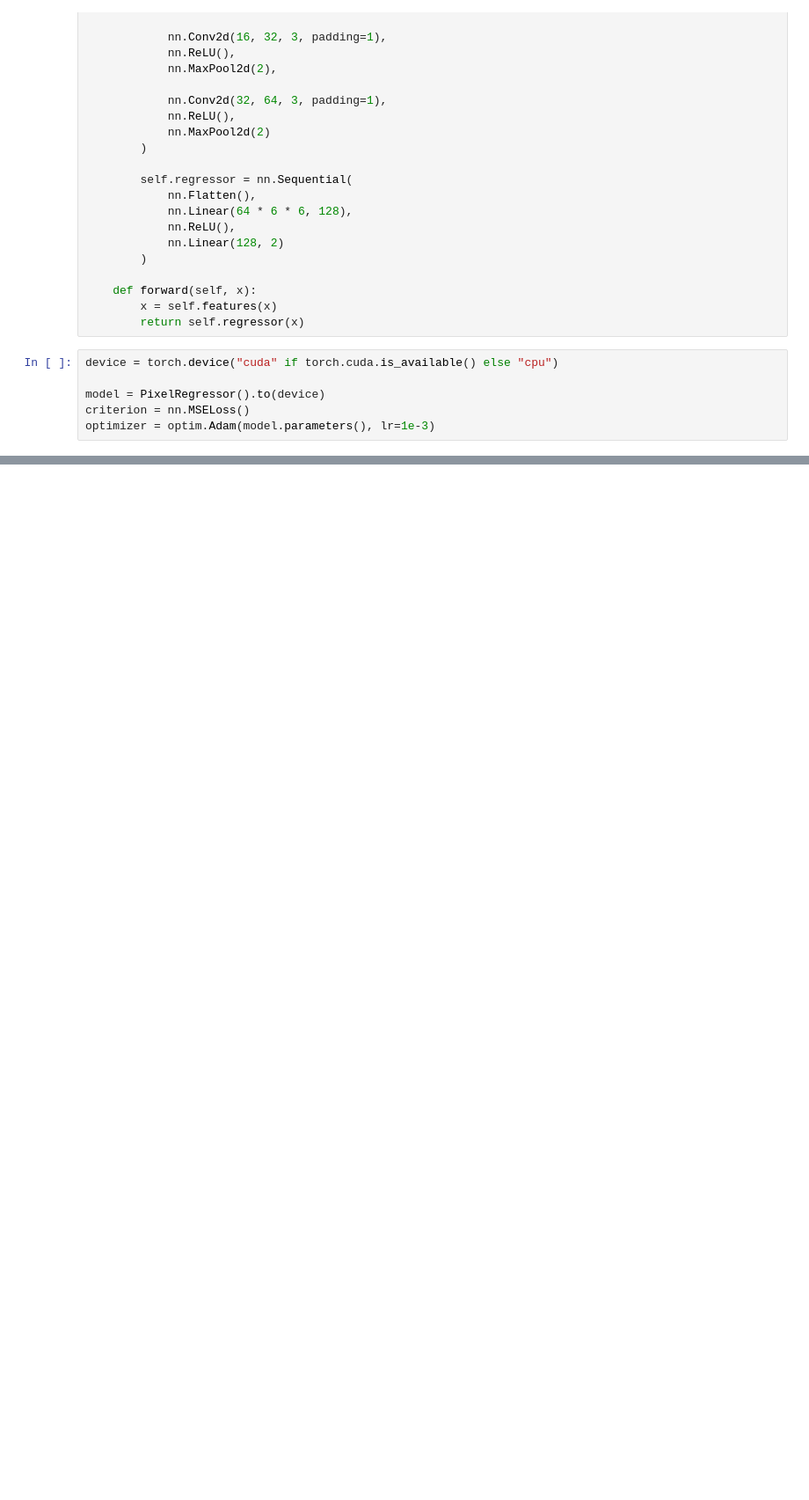
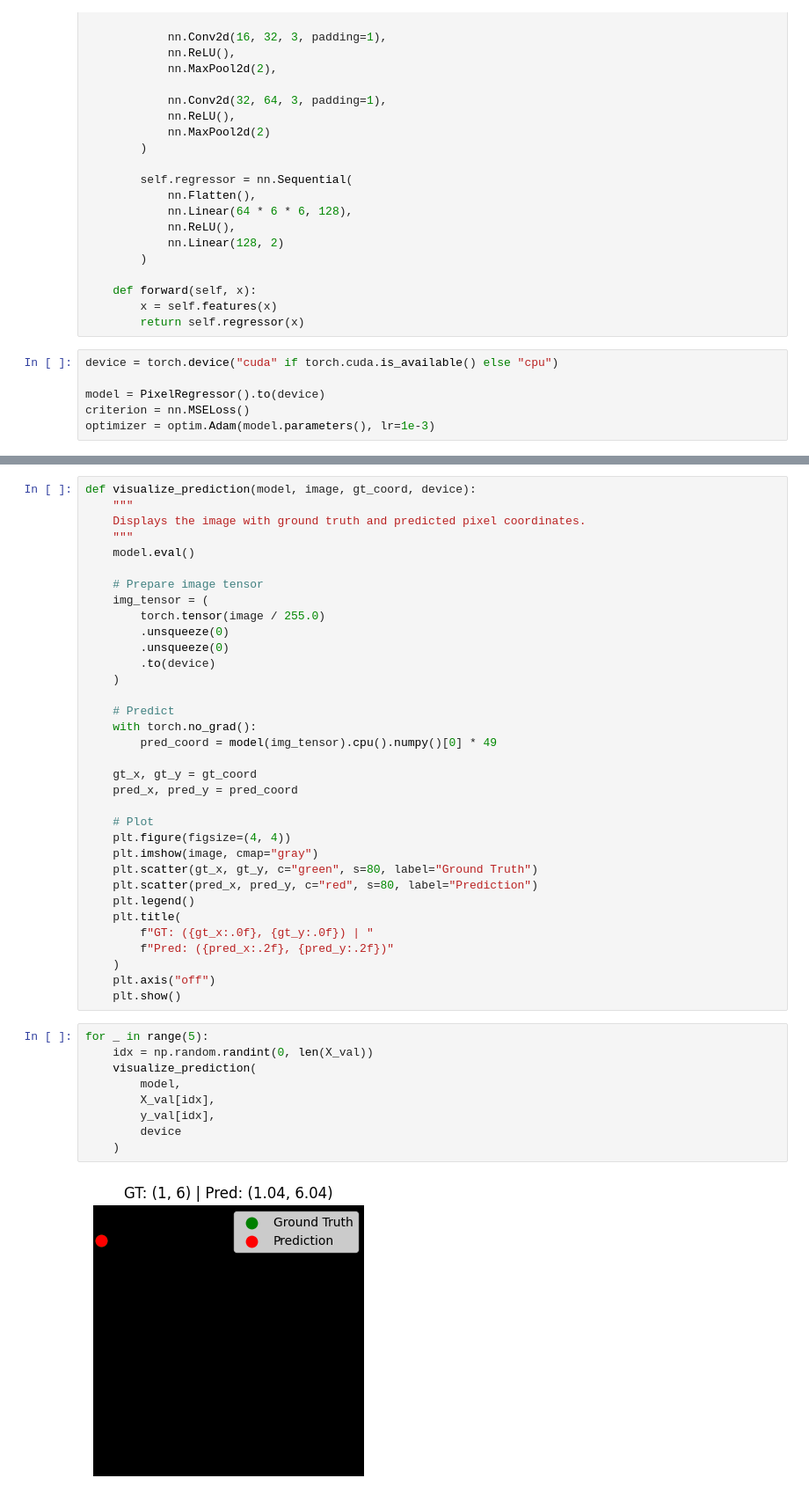
Before and after one commit to MARUTHI-PRASANNA-456/pixel-coordinate-regression, a Jupyter notebook: pixel_regression.ipynb, the cells around one changed output, grey strips where cells are left out. Shown at 88% size. Drawn from its saved outputs; the diff is of its cells as text; blank space fills up the shorter version.

Commit message:
updated the pixel regression notebook

```diff
--- a/pixel_regression.ipynb
+++ b/pixel_regression.ipynb
@@ -257,0 +260,45 @@ Mean Euclidean Distance Error: 0.2925 pixels
+# %%
+def visualize_prediction(model, image, gt_coord, device):
+    """
+    Displays the image with ground truth and predicted pixel coordinates.
+    """
+    model.eval()
+
+    # Prepare image tensor
+    img_tensor = (
+        torch.tensor(image / 255.0)
+        .unsqueeze(0)
+        .unsqueeze(0)
+        .to(device)
+    )
+
+    # Predict
+    with torch.no_grad():
+        pred_coord = model(img_tensor).cpu().numpy()[0] * 49
+
+    gt_x, gt_y = gt_coord
+    pred_x, pred_y = pred_coord
+
+    # Plot
+    plt.figure(figsize=(4, 4))
+    plt.imshow(image, cmap="gray")
+    plt.scatter(gt_x, gt_y, c="green", s=80, label="Ground Truth")
+    plt.scatter(pred_x, pred_y, c="red", s=80, label="Prediction")
+    plt.legend()
+    plt.title(
+        f"GT: ({gt_x:.0f}, {gt_y:.0f}) | "
+        f"Pred: ({pred_x:.2f}, {pred_y:.2f})"
+    )
+    plt.axis("off")
+    plt.show()
+# %%
+for _ in range(5):
+    idx = np.random.randint(0, len(X_val))
+    visualize_prediction(
+        model,
+        X_val[idx],
+        y_val[idx],
+        device
+    )
+# %% [output]
+[figure, added]
```
Also changed, not shown: parts of 7 cells of this notebook.
